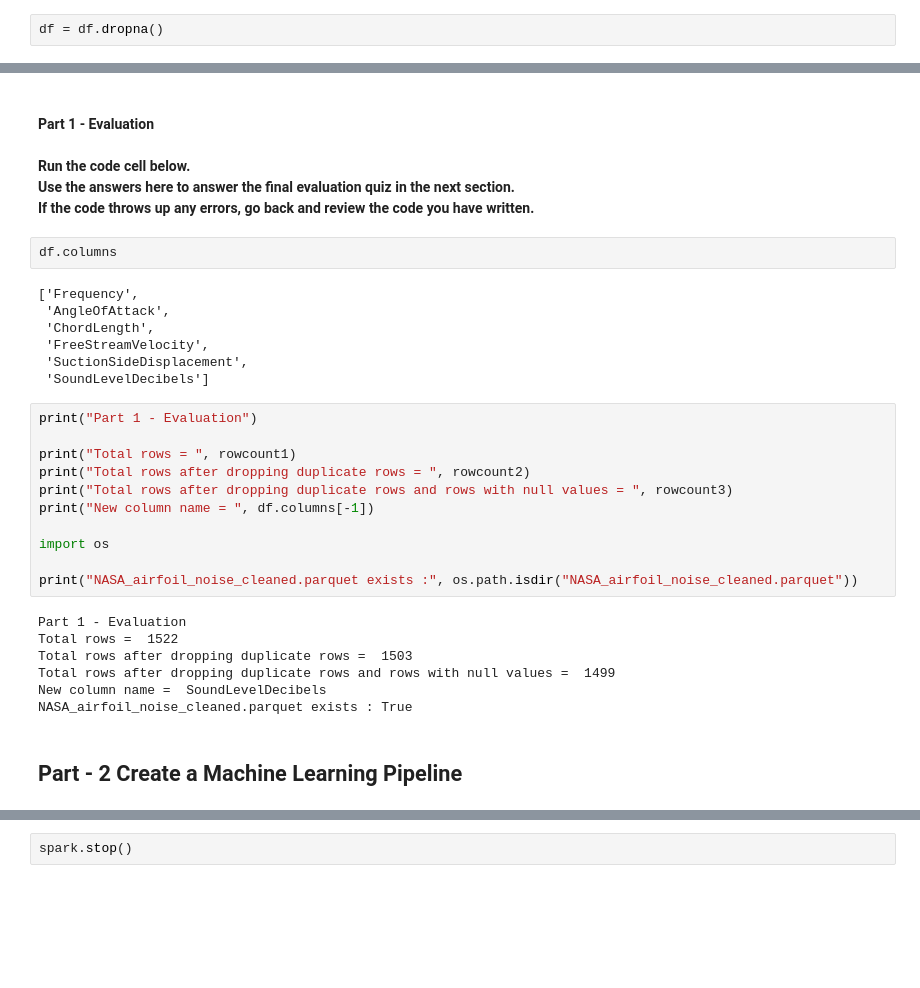
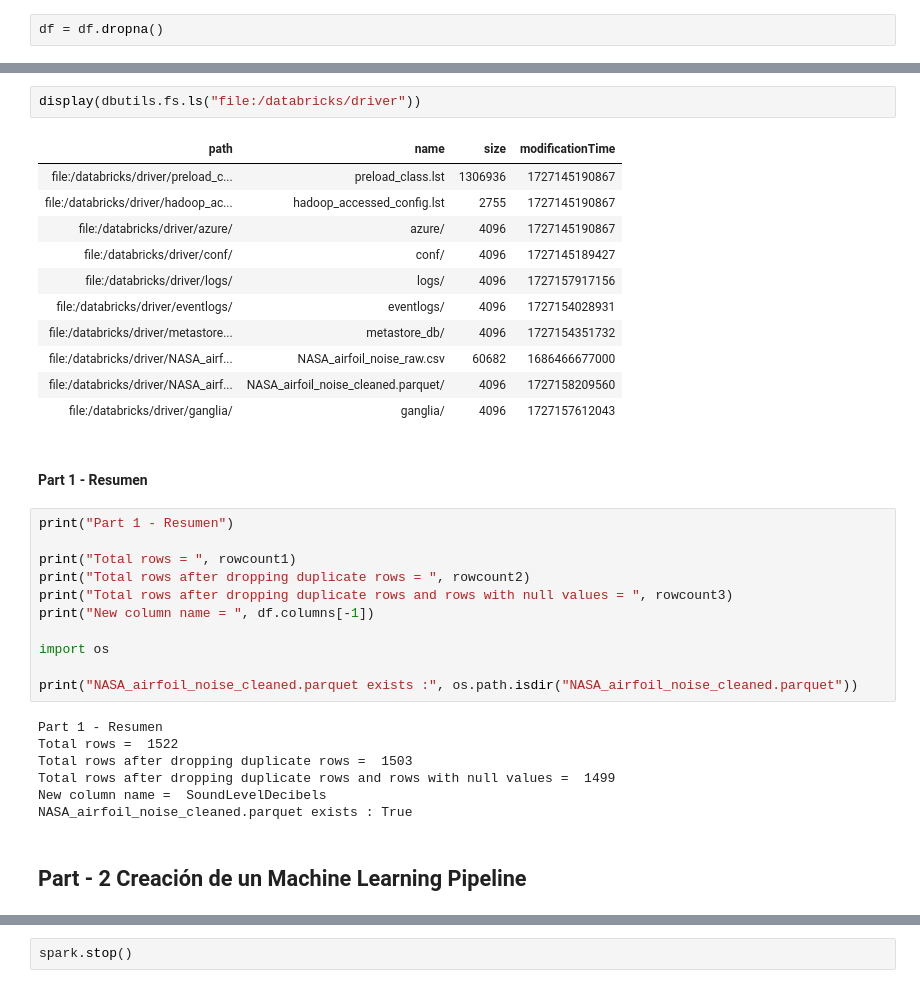
Before and after one commit to Ghexz7-SB/Proyectos, a Jupyter notebook: Final_Project.ipynb, the cells around one changed output, grey strips where cells are left out. Cells and saved outputs as stored; diff of their text form; blank space fills up the shorter version.

```diff
--- a/Final_Project.ipynb
+++ b/Final_Project.ipynb
@@ -200,21 +189,21 @@ Scaling row group sizes to 96.54% for 7 writers
+# %%
+display(dbutils.fs.ls("file:/databricks/driver"))
+# %% [output]
+| path | name | size | modificationTime |
+| file:/databricks/driver/preload_c... | preload_class.lst | 1306936 | 1727145190867 |
+| file:/databricks/driver/hadoop_ac... | hadoop_accessed_config.lst | 2755 | 1727145190867 |
+| file:/databricks/driver/azure/ | azure/ | 4096 | 1727145190867 |
+| file:/databricks/driver/conf/ | conf/ | 4096 | 1727145189427 |
+| file:/databricks/driver/logs/ | logs/ | 4096 | 1727157917156 |
+| file:/databricks/driver/eventlogs/ | eventlogs/ | 4096 | 1727154028931 |
+| file:/databricks/driver/metastore... | metastore_db/ | 4096 | 1727154351732 |
+| file:/databricks/driver/NASA_airf... | NASA_airfoil_noise_raw.csv | 60682 | 1686466677000 |
+| file:/databricks/driver/NASA_airf... | NASA_airfoil_noise_cleaned.parquet/ | 4096 | 1727158209560 |
+| file:/databricks/driver/ganglia/ | ganglia/ | 4096 | 1727157612043 |
 # %% [markdown]
-#### Part 1 - Evaluation
+#### Part 1 - Resumen
-# %% [markdown]
-
-**Run the code cell below.**<br>
-**Use the answers here to answer the final evaluation quiz in the next section.**<br>
-**If the code throws up any errors, go back and review the code you have written.**</b>
-# %%
-df.columns
-# %% [output]
-['Frequency',
- 'AngleOfAttack',
- 'ChordLength',
- 'FreeStreamVelocity',
- 'SuctionSideDisplacement',
- 'SoundLevelDecibels']
 # %%
-print("Part 1 - Evaluation")
+print("Part 1 - Resumen")
 
 print("Total rows = ", rowcount1)
 print("Total rows after dropping duplicate rows = ", rowcount2)
@@ -225,12 +214,12 @@ import os
 
 print("NASA_airfoil_noise_cleaned.parquet exists :", os.path.isdir("NASA_airfoil_noise_cleaned.parquet"))
 # %% [output]
-Part 1 - Evaluation
+Part 1 - Resumen
 Total rows =  1522
 Total rows after dropping duplicate rows =  1503
 Total rows after dropping duplicate rows and rows with null values =  1499
 New column name =  SoundLevelDecibels
 NASA_airfoil_noise_cleaned.parquet exists : True
 # %% [markdown]
-## Part - 2 Create a  Machine Learning Pipeline
+## Part - 2 Creación de un  Machine Learning Pipeline
 # %% [markdown]
```
Also changed, not shown: parts of 125 cells of this notebook.
